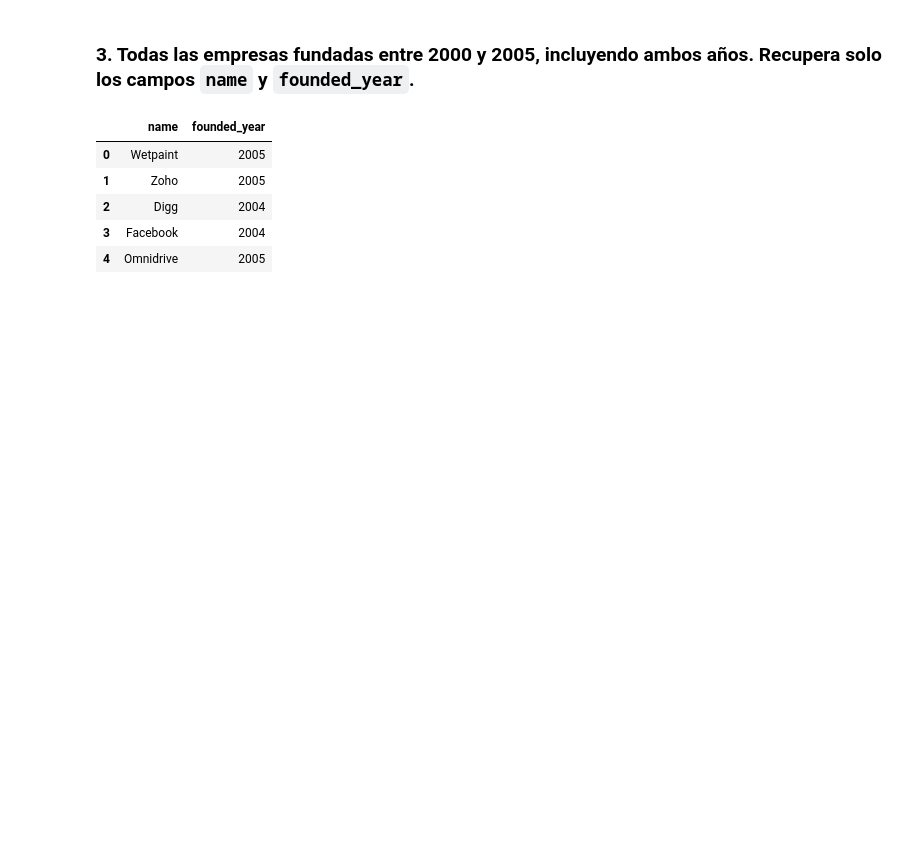
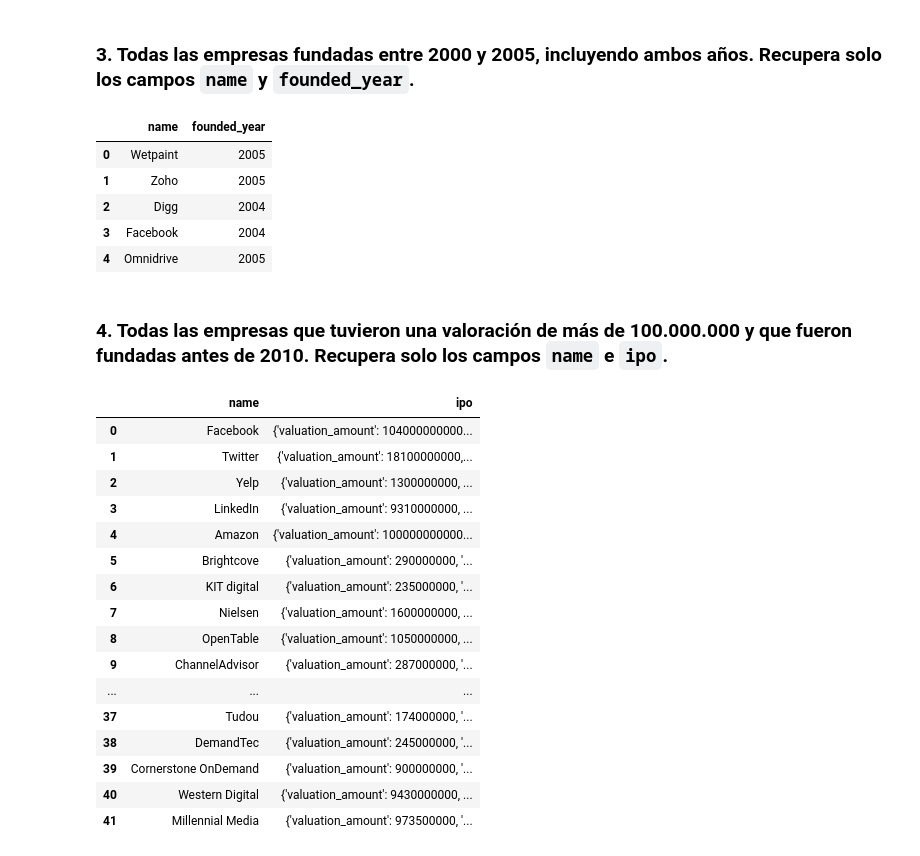
Before and after one commit to santiagorodriguez-dev/laboratorio-modulo4-leccion01-mongo, a Jupyter notebook: enunciados/lab-mongo.ipynb, the cells around one changed output. Saved outputs shown, nothing was run; the diff lists cells and outputs as text; code cells hidden in the pictures; blank space fills up the shorter version.

```diff
--- a/enunciados/lab-mongo.ipynb
+++ b/enunciados/lab-mongo.ipynb
@@ -104,3 +123,30 @@ find_and_df.head()
 | 2 | Digg | 2004 |
 | 3 | Facebook | 2004 |
 | 4 | Omnidrive | 2005 |
+# %% [markdown]
+### 4. Todas las empresas que tuvieron una valoración de más de 100.000.000 y que fueron fundadas antes de 2010. Recupera solo los campos `name` e `ipo`.
+# %%
+cond_1 = {"ipo.valuation_amount": {"$gt": 100000000}}
+cond_2 = {"founded_year": {"$lt": 2010}}
+
+find_and_valoracion = pd.DataFrame(coleccion.find({"$and": [cond_1, cond_2]},{"name": 1, "_id": 0, "ipo":1}))
+# %%
+find_and_valoracion
+# %% [output]
+|  | name | ipo |
+| 0 | Facebook | {'valuation_amount': 104000000000... |
+| 1 | Twitter | {'valuation_amount': 18100000000,... |
+| 2 | Yelp | {'valuation_amount': 1300000000, ... |
+| 3 | LinkedIn | {'valuation_amount': 9310000000, ... |
+| 4 | Amazon | {'valuation_amount': 100000000000... |
+| 5 | Brightcove | {'valuation_amount': 290000000, '... |
+| 6 | KIT digital | {'valuation_amount': 235000000, '... |
+| 7 | Nielsen | {'valuation_amount': 1600000000, ... |
+| 8 | OpenTable | {'valuation_amount': 1050000000, ... |
+| 9 | ChannelAdvisor | {'valuation_amount': 287000000, '... |
+| ... | ... | ... |
+| 37 | Tudou | {'valuation_amount': 174000000, '... |
+| 38 | DemandTec | {'valuation_amount': 245000000, '... |
+| 39 | Cornerstone OnDemand | {'valuation_amount': 900000000, '... |
+| 40 | Western Digital | {'valuation_amount': 9430000000, ... |
+| 41 | Millennial Media | {'valuation_amount': 973500000, '... |
```
Also changed, not shown: parts of 4 cells of this notebook.
